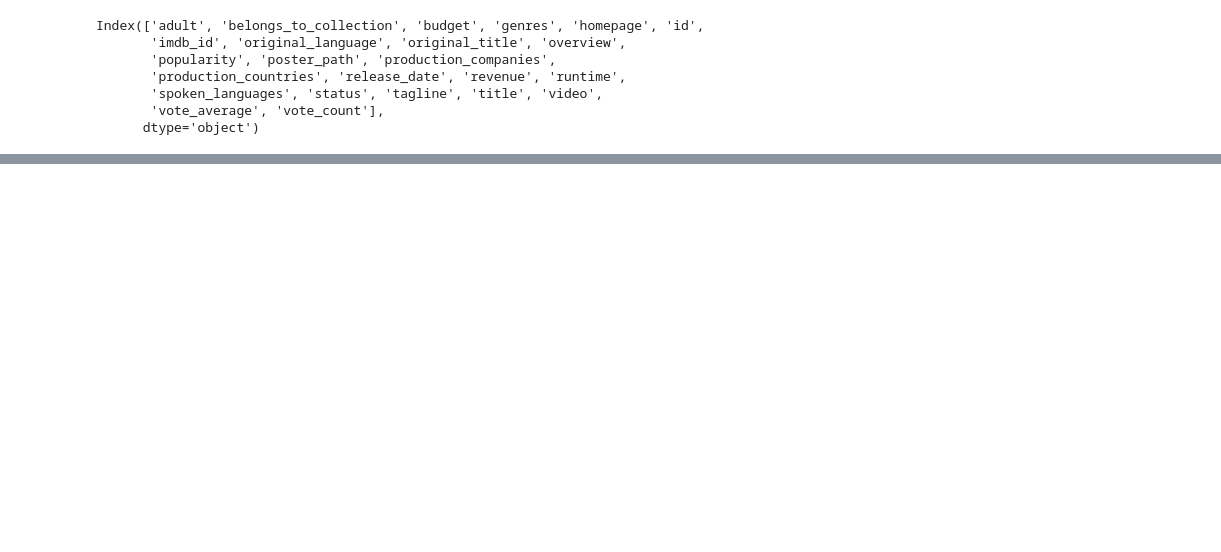
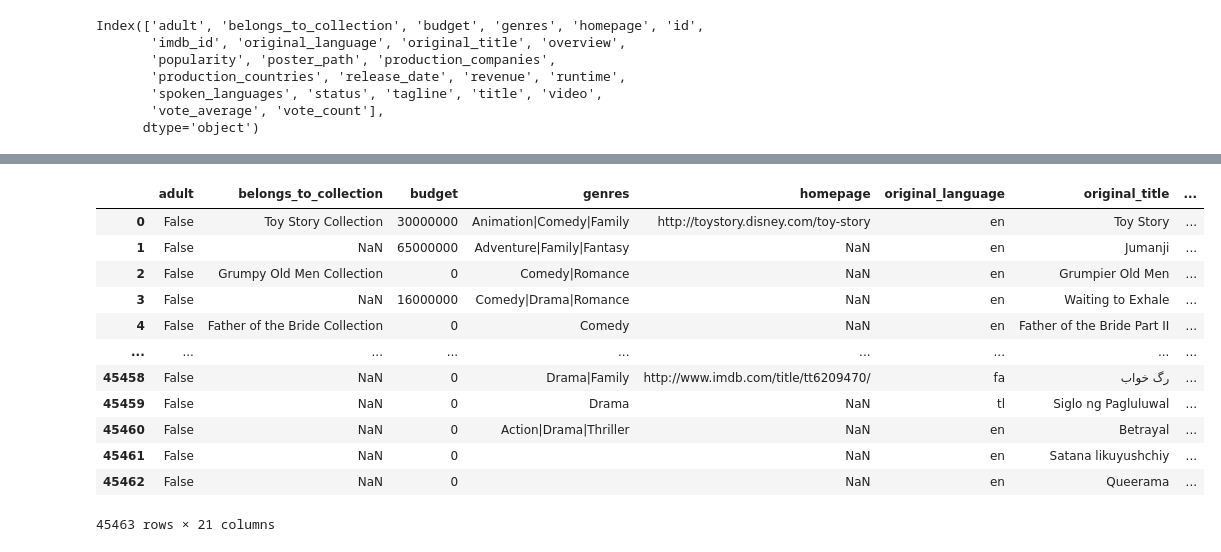
Before and after one commit to ltnguyen1710/recomendation-system, a Jupyter notebook: CONTROL/testStatistical.ipynb, the cells around one changed output, grey strips where cells are left out. Cells and saved outputs as stored; diff of their text form; code cells hidden in the pictures; blank space fills up the shorter version.

```diff
--- a/CONTROL/testStatistical.ipynb
+++ b/CONTROL/testStatistical.ipynb
@@ -42,2 +41,0 @@ df
-# %%
-df = df.dropna(subset=['vote_count'])
@@ -59,0 +111,4 @@ df.fillna('NaN').reset_index()
+# %%
+df_copy = df.copy()
+df_copy = change_to_true_dtype(df_copy)
+df_copy.dtypes
@@ -60,2 +133,19 @@ df.fillna('NaN').reset_index()
+# %%
+df_copy = prepare(df_copy)
+df_copy
+# %% [output]
+|  | adult | belongs_to_collection | budget | genres | homepage | original_language | original_title | ... |
+| 0 | False | Toy Story Collection | 30000000 | Animation|Comedy|Family | http://toystory.disney.com/toy-story | en | Toy Story | ... |
+| 1 | False | NaN | 65000000 | Adventure|Family|Fantasy | NaN | en | Jumanji | ... |
+| 2 | False | Grumpy Old Men Collection | 0 | Comedy|Romance | NaN | en | Grumpier Old Men | ... |
+| 3 | False | NaN | 16000000 | Comedy|Drama|Romance | NaN | en | Waiting to Exhale | ... |
+| 4 | False | Father of the Bride Collection | 0 | Comedy | NaN | en | Father of the Bride Part II | ... |
+| ... | ... | ... | ... | ... | ... | ... | ... | ... |
+| 45458 | False | NaN | 0 | Drama|Family | http://www.imdb.com/title/tt6209470/ | fa | رگ خواب | ... |
+| 45459 | False | NaN | 0 | Drama | NaN | tl | Siglo ng Pagluluwal | ... |
+| 45460 | False | NaN | 0 | Action|Drama|Thriller | NaN | en | Betrayal | ... |
+| 45461 | False | NaN | 0 |  | NaN | en | Satana likuyushchiy | ... |
+| 45462 | False | NaN | 0 |  | NaN | en | Queerama | ... |
+45463 rows × 21 columns
 # %%
 df2 = df.copy()
```
Also changed, not shown: parts of 22 cells of this notebook, 9 other files.
